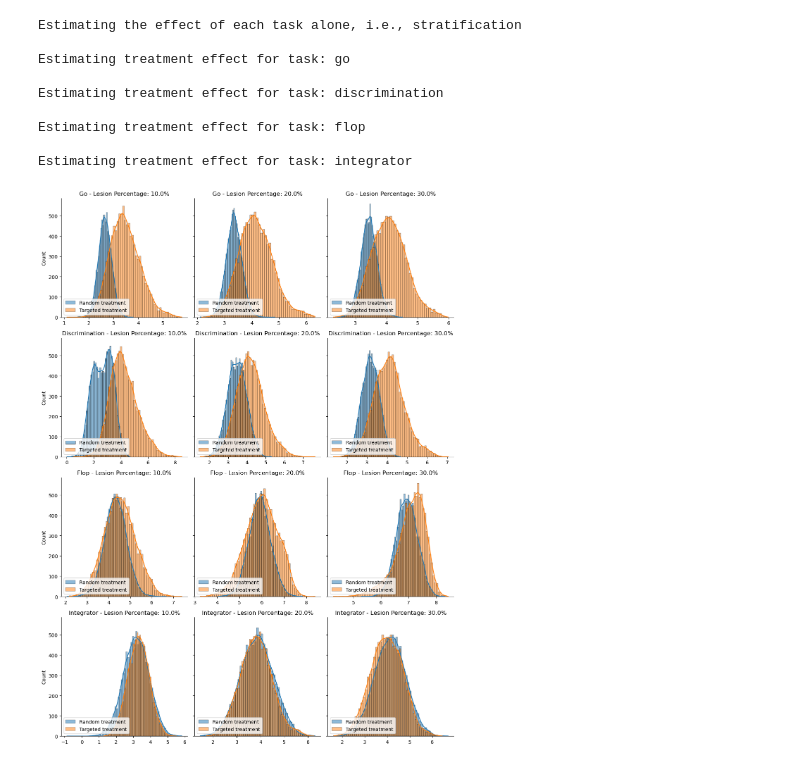
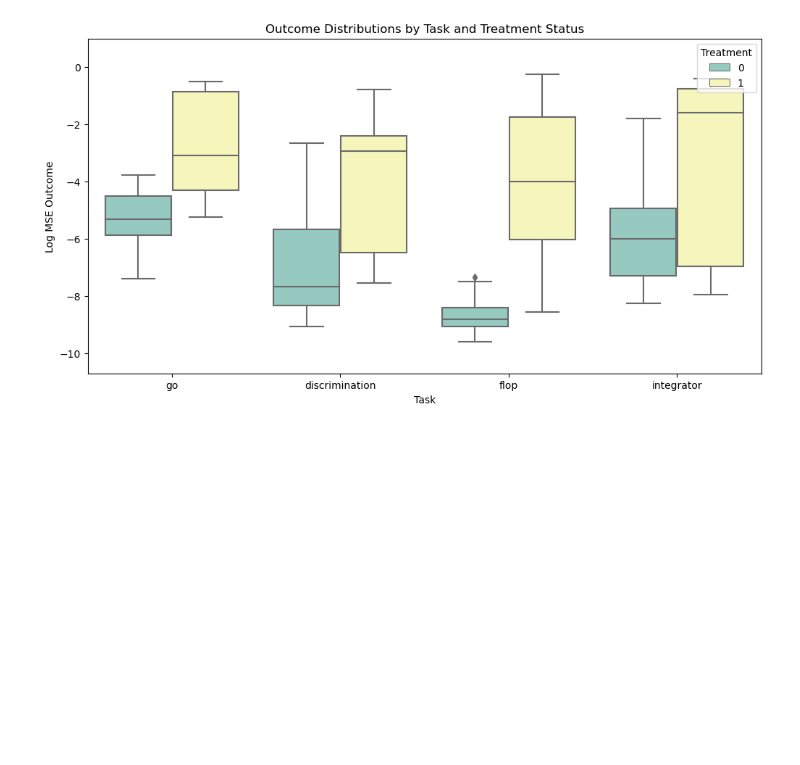
Before and after one commit to eliaturner/causalinference, a Jupyter notebook: ATE.ipynb, the cells around one changed output. Cells and saved outputs as stored; diff of their text form; code cells hidden in the pictures; blank space fills up the shorter version.

```diff
--- a/ATE.ipynb
+++ b/ATE.ipynb
@@ -209,0 +232,14 @@ p value:0.8999999999999999
+# %%
+import statsmodels.api as sm
+
+# Step 1: Prepare Data for Linear Regression
+X_reg = sm.add_constant(reduce_df[['treatment', 'hidden', 'g', 'phi']])
+y = reduce_df['outcome']
+
+# Step 2: Fit Linear Regression Model
+model_reg = sm.OLS(y, X_reg).fit()
+
+# Step 3: Extract the ATE from the Treatment Coefficient
+ATE_regression = model_reg.params['treatment']
+print(f"ATE (Regression Adjustment): {ATE_regression}")
+print(model_reg.summary())
@@ -210,8 +339,26 @@ p value:0.8999999999999999
+# %%
+import matplotlib.pyplot as plt
+import seaborn as sns
+
+# Add task column to reduce_df (assuming tasks are in original df)
+reduce_df['task'] = df['task']  # Ensure 'task' exists in the original dataframe
+
+# Create boxplots to compare outcomes by task and treatment status
+plt.figure(figsize=(12, 6))
+sns.boxplot(data=reduce_df, x='task', y='outcome', hue='treatment', palette='Set3')
+plt.title('Outcome Distributions by Task and Treatment Status')
+plt.xlabel('Task')
+plt.ylabel('Log MSE Outcome')
+plt.legend(title='Treatment', loc='upper right')
+plt.ylim(top= 1)
+plt.show()
+# %% [output]
+[figure, added]
 # %%
 print("Estimating the effect of each task alone, i.e., stratification")
 
 tasks = ['go', 'discrimination', 'flop', 'integrator']
-probabilities = [0.1, 0.2, 0.3]
+probabilities = [0.1]
 
 # Initialize dictionaries to hold results for each task
 ate_random_treatment = {task: [] for task in tasks}
@@ -227,7 +374,7 @@ for task in tasks:
 
         # Random treatment effect
         x_random = []
-        for _ in range(10_000):
+        for _ in range(1_000):
             t = np.random.randint(2, size=data_task.shape[0]).astype(bool)
             x_random.append(data_task[t].log_mse_lesion_activity.mean() - data_task[~t].log_mse_control.mean())
         ate_random_treatment[task].append(x_random)
@@ -238,7 +385,7 @@ for task in tasks:
         p =  -1 + -2*data_task['phi'] + 0.5*data_task['g'] + 0.005*data_task['hidden']
         probs_for_treatment = sigmoid(p)
 
-        for _ in range(10_000):
+        for _ in range(1_000):
             treatment_assignment = np.array([np.random.choice(a=[0,1], p=[1 - probs_for_treatment[ii], probs_for_treatment[ii]]) for ii in range(data_task.shape[0])])
             outcome_based_on_treatment = np.array([data_task.log_mse_control[ii] if treatment_assignment[ii] == 0 else data_task.log_mse_lesion_activity[ii] for ii in range(data_task.shape[0])])
 
@@ -267,14 +414,3 @@ for task_idx, task in enumerate(tasks):
 sns.despine()
 plt.tight_layout()
 plt.show()
-# %% [output]
-Estimating the effect of each task alone, i.e., stratification
-
-Estimating treatment effect for task: go
-
-Estimating treatment effect for task: discrimination
-
-Estimating treatment effect for task: flop
-
-Estimating treatment effect for task: integrator
-[figure, removed]
```
Also changed, not shown: parts of 10 cells of this notebook.
